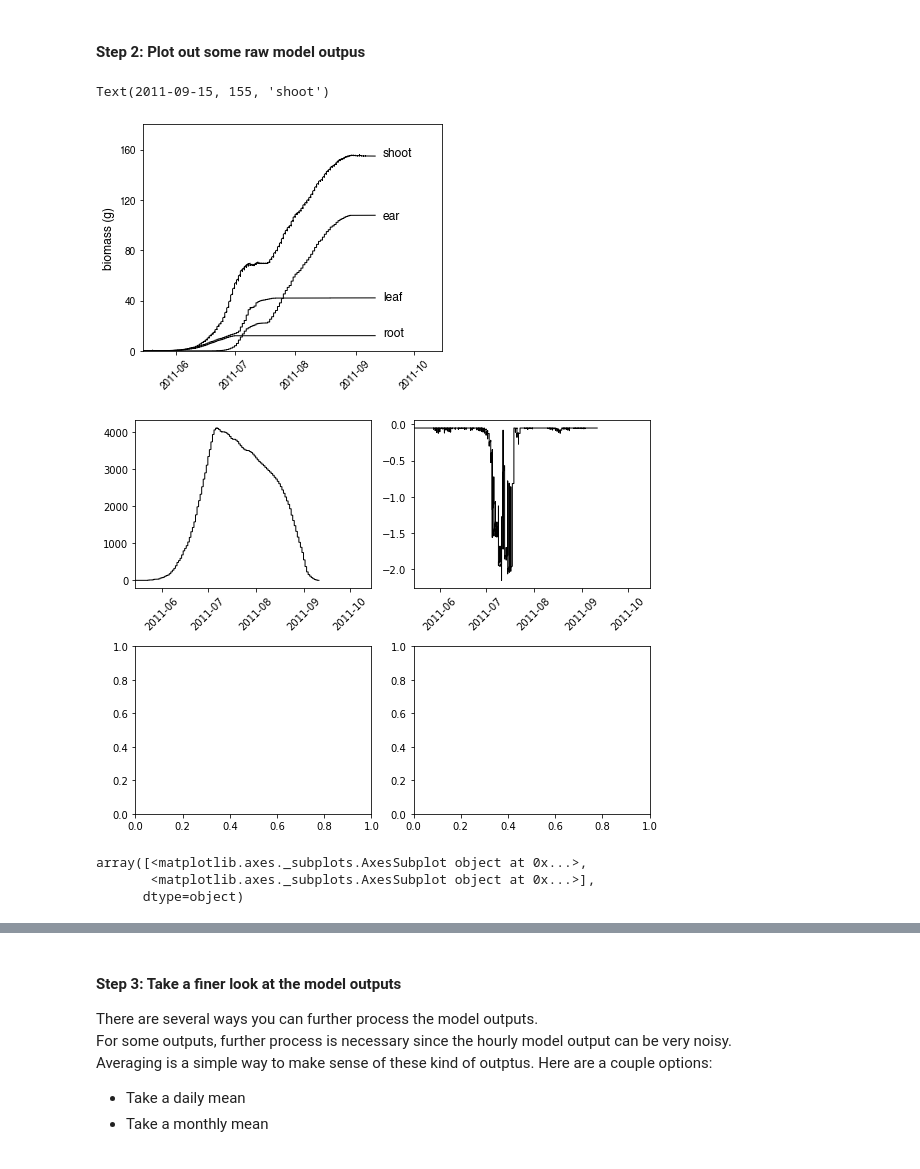
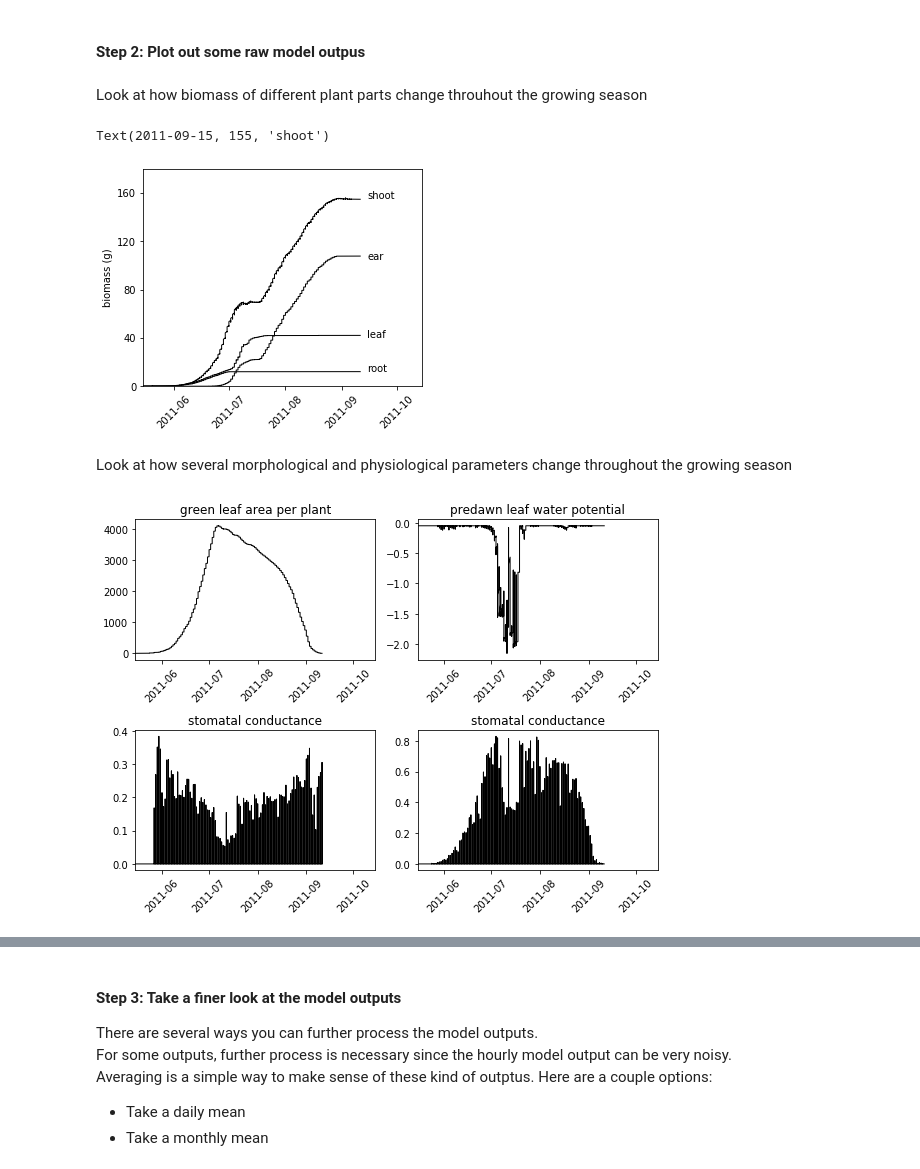
Before and after one commit to jennhsiao/maizsim_application, a Jupyter notebook: lab_exercise.ipynb, the cells around one changed output, grey strips where cells are left out. Cells and saved outputs as stored; diff of their text form; code cells hidden in the pictures.

```diff
--- a/lab_exercise.ipynb
+++ b/lab_exercise.ipynb
@@ -43,45 +37,47 @@ font = {'family': 'Helvetica',
+# %% [markdown]
+Look at how biomass of different plant parts change throuhout the growing season
 # %%
-fig, ax = plt.subplots(figsize=(5, 4), tight_layout=True)
+fig, ax = plt.subplots(figsize=(5,4))
 
 ax.plot(ohi_control.rootDM, color='black', linewidth=1)
 ax.plot(ohi_control.shootDM, color='black', linewidth=1)
 ax.plot(ohi_control.GrleafDM, color='black', linewidth=1)
 ax.plot(ohi_control.earDM, color='black', linewidth=1)
 ax.set(xlim=('2011-05-15', '2011-10-15'), ylim=(0,180))
-ax.set_ylabel('biomass (g)', fontdict=font)
+ax.set_ylabel('biomass (g)')
 ax.yaxis.set_ticks(np.arange(0,180,40))
 ax.tick_params(axis='x', rotation=45)
 
-for tick in ax.get_xticklabels():
-    tick.set_fontname('Helvetica')
-for tick in ax.get_yticklabels():
-    tick.set_fontname('Helvetica')
-
-
-#matplotlib.axes.Axes.set_xticklabels(ax, fontdict=font, rotation=45)
-
-plt.text('2011-09-15', 12, 'root', fontdict=font)
-plt.text('2011-09-15', 40, 'leaf', fontdict=font)
-plt.text('2011-09-15', 105, 'ear', fontdict=font)
-plt.text('2011-09-15', 155, 'shoot', fontdict=font)
+plt.text('2011-09-15', 12, 'root')
+plt.text('2011-09-15', 40, 'leaf')
+plt.text('2011-09-15', 105, 'ear')
+plt.text('2011-09-15', 155, 'shoot')
 # %% [output]
 Text(2011-09-15, 155, 'shoot')
-[figure, old version]
+[figure, new version]
+# %% [markdown]
+Look at how several morphological and physiological parameters change throughout the growing season
 # %%
 fig, axs = plt.subplots(2,2, figsize=(8,6), tight_layout=True)
 
 axs[0,0].plot(ohi_control['LA/pl'], color='black', linewidth=1)
 axs[0,0].set(xlim=('2011-05-15', '2011-10-15'))
 axs[0,0].tick_params(axis='x', rotation=45)
+axs[0,0].title.set_text('green leaf area per plant')
 
 axs[0,1].plot(ohi_control.LeafWP, color='black', linewidth=1)
 axs[0,1].set(xlim=('2011-05-15', '2011-10-15'))
 axs[0,1].tick_params(axis='x', rotation=45)
+axs[0,1].title.set_text('predawn leaf water potential')
+
+axs[1,0].plot(ohi_control.av_gs, color='black', linewidth=1)
+axs[1,0].set(xlim=('2011-05-15', '2011-10-15'))
+axs[1,0].tick_params(axis='x', rotation=45)
+axs[1,0].title.set_text('stomatal conductance')
+
+axs[1,1].plot(ohi_control.Pn, color='black', linewidth=1)
+axs[1,1].set(xlim=('2011-05-15', '2011-10-15'))
+axs[1,1].tick_params(axis='x', rotation=45)
+axs[1,1].title.set_text('stomatal conductance')
 # %% [output]
-[figure, old version]
+[figure, new version]
-# %%
-ax
-# %% [output]
-array([<matplotlib.axes._subplots.AxesSubplot object at 0x...>,
-       <matplotlib.axes._subplots.AxesSubplot object at 0x...>],
-      dtype=object)
```
Also changed, not shown: parts of 3 cells of this notebook, 2 other files.
